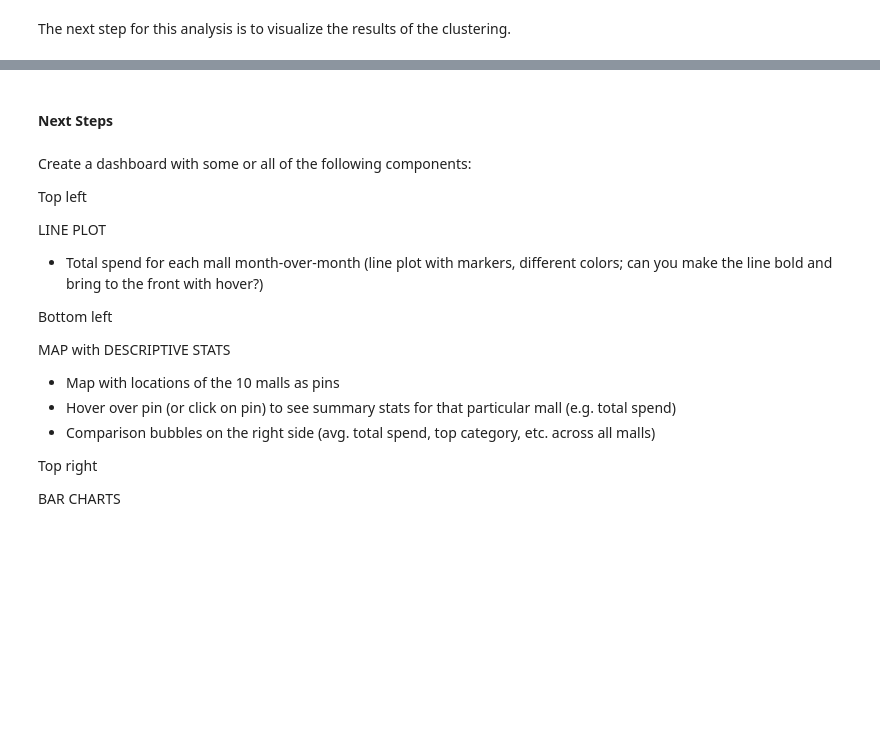
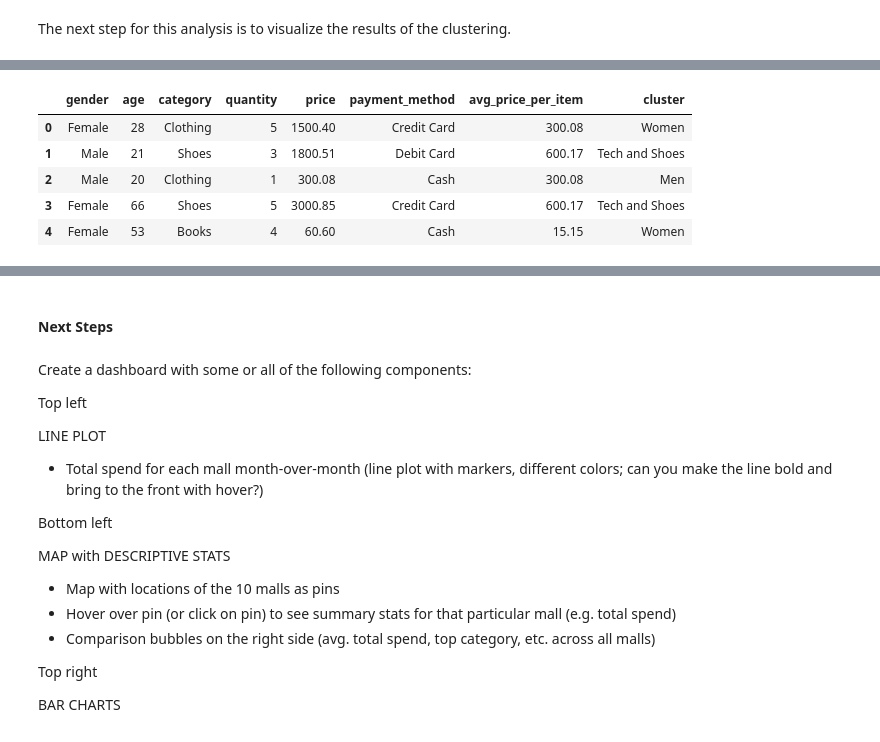
Before and after one commit to ran0027/customer_segmentation__kaggle, a Jupyter notebook: notebook.ipynb, the cells around one changed output, grey strips where cells are left out. Cells and saved outputs as stored; diff of their text form; code cells hidden in the pictures; blank space fills up the shorter version.

```diff
--- a/notebook.ipynb
+++ b/notebook.ipynb
@@ -414,0 +467,11 @@ clustered_data.head()
+# %%
+clustered_data.cluster = clustered_data.cluster.replace({0: 'Tech and Shoes', 1: 'Women', 2: 'Men', 3: 'Parents'})
+# %%
+clustered_data.head()
+# %% [output]
+|  | gender | age | category | quantity | price | payment_method | avg_price_per_item | cluster |
+| 0 | Female | 28 | Clothing | 5 | 1500.40 | Credit Card | 300.08 | Women |
+| 1 | Male | 21 | Shoes | 3 | 1800.51 | Debit Card | 600.17 | Tech and Shoes |
+| 2 | Male | 20 | Clothing | 1 | 300.08 | Cash | 300.08 | Men |
+| 3 | Female | 66 | Shoes | 5 | 3000.85 | Credit Card | 600.17 | Tech and Shoes |
+| 4 | Female | 53 | Books | 4 | 60.60 | Cash | 15.15 | Women |
```
Also changed, not shown: parts of 21 cells of this notebook.
